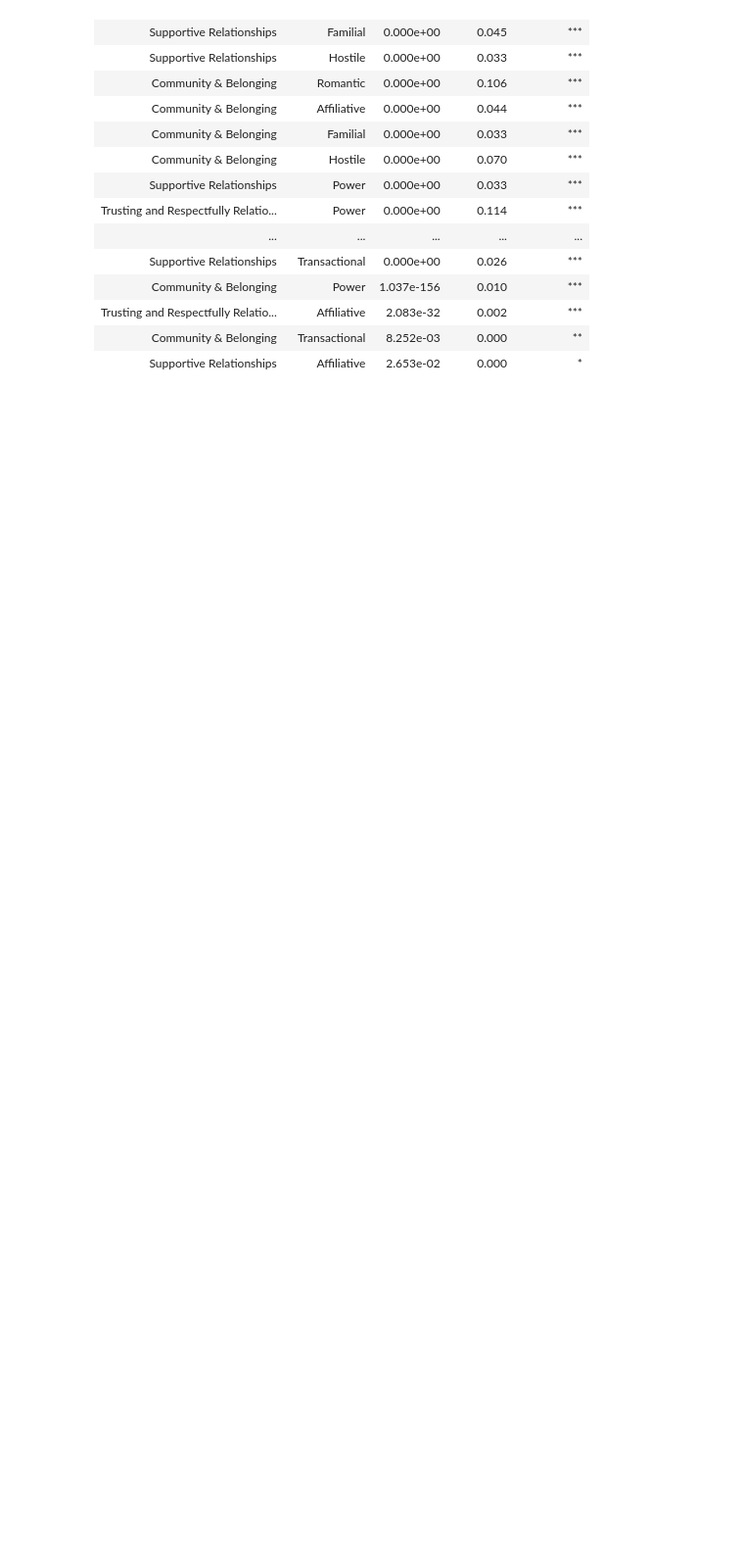
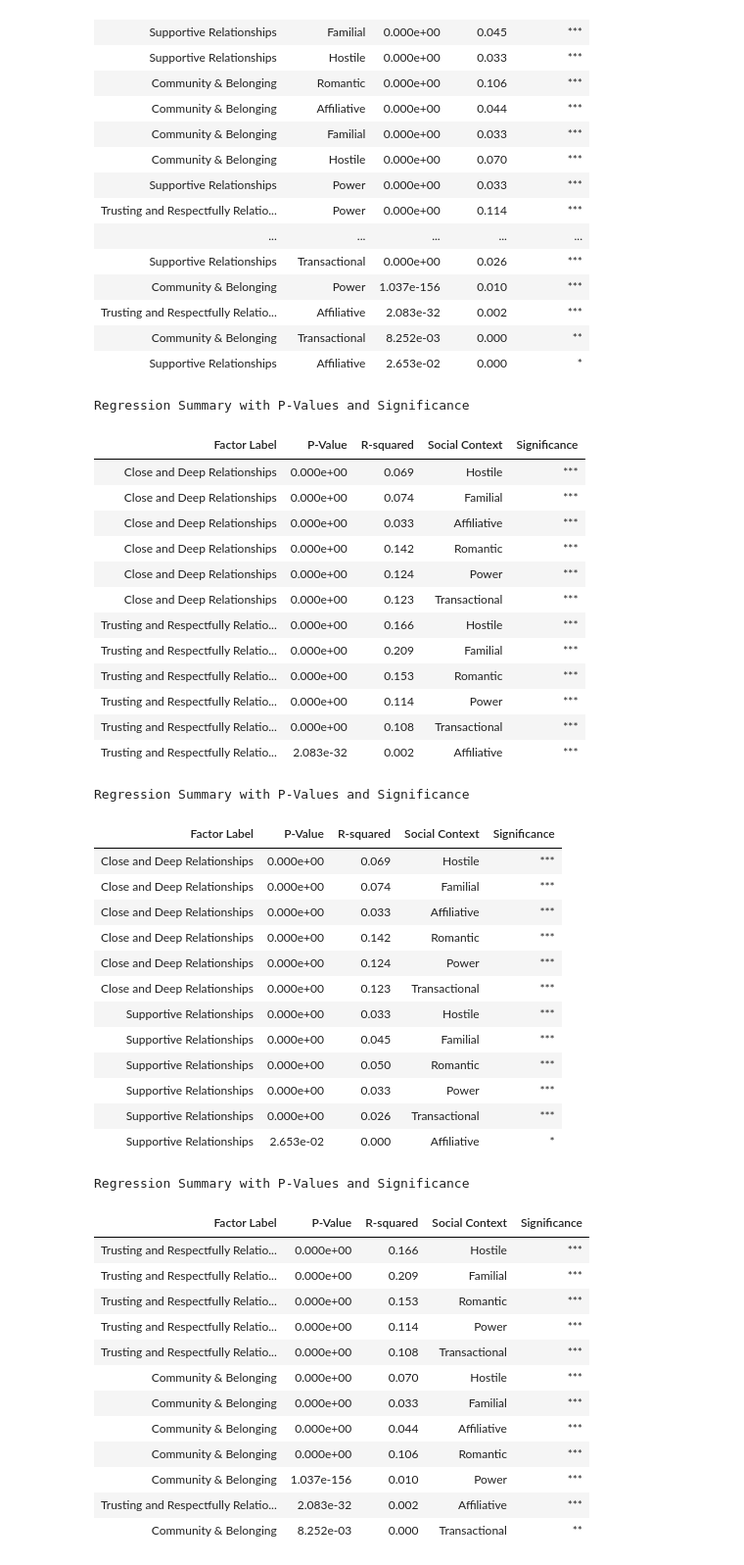
Before and after one commit to NathanSusser/HappyDB, a Jupyter notebook: situation analysis/sit_analysis.ipynb, the cells around one changed output. Shown at 98% size. Drawn from its saved outputs; the diff is of its cells as text; code cells hidden in the pictures; blank space fills up the shorter version.

```diff
--- a/situation analysis/sit_analysis.ipynb
+++ b/situation analysis/sit_analysis.ipynb
@@ -770,0 +819,62 @@ Regression Summary with P-Values and Significance
+# %%
+for table in styled_tables:
+    display(table)
+
+
+# Loop through each factor pair and export matching rows
+for pair in factor_pairs:
+    fname = f"{pair[0].replace(' ', '_')}_vs_{pair[1].replace(' ', '_')}".replace("&", "and")
+
+    df_export = (
+        pval_df[pval_df["Factor Label"].isin(pair)]
+        .drop(columns=["Social Context"])
+        .rename(columns={"Social Context Short": "Social Context"})
+        .loc[:, ["Factor Label", "P-Value", "R-squared", "Social Context", "Significance"]]
+        .sort_values(by="P-Value")
+    )
+
+    df_export.to_excel(f"{fname}.xlsx", index=False)
+    print(f"✅ Exported: {fname}.xlsx")
+# %% [output]
+Regression Summary with P-Values and Significance
+| Factor Label | P-Value | R-squared | Social Context | Significance |
+| Close and Deep Relationships | 0.000e+00 | 0.069 | Hostile | *** |
+| Close and Deep Relationships | 0.000e+00 | 0.074 | Familial | *** |
+| Close and Deep Relationships | 0.000e+00 | 0.033 | Affiliative | *** |
+| Close and Deep Relationships | 0.000e+00 | 0.142 | Romantic | *** |
+| Close and Deep Relationships | 0.000e+00 | 0.124 | Power | *** |
+| Close and Deep Relationships | 0.000e+00 | 0.123 | Transactional | *** |
+| Trusting and Respectfully Relatio... | 0.000e+00 | 0.166 | Hostile | *** |
+| Trusting and Respectfully Relatio... | 0.000e+00 | 0.209 | Familial | *** |
+| Trusting and Respectfully Relatio... | 0.000e+00 | 0.153 | Romantic | *** |
+| Trusting and Respectfully Relatio... | 0.000e+00 | 0.114 | Power | *** |
+| Trusting and Respectfully Relatio... | 0.000e+00 | 0.108 | Transactional | *** |
+| Trusting and Respectfully Relatio... | 2.083e-32 | 0.002 | Affiliative | *** |
+Regression Summary with P-Values and Significance
+| Factor Label | P-Value | R-squared | Social Context | Significance |
+| Close and Deep Relationships | 0.000e+00 | 0.069 | Hostile | *** |
+| Close and Deep Relationships | 0.000e+00 | 0.074 | Familial | *** |
+| Close and Deep Relationships | 0.000e+00 | 0.033 | Affiliative | *** |
+| Close and Deep Relationships | 0.000e+00 | 0.142 | Romantic | *** |
+| Close and Deep Relationships | 0.000e+00 | 0.124 | Power | *** |
+| Close and Deep Relationships | 0.000e+00 | 0.123 | Transactional | *** |
+| Supportive Relationships | 0.000e+00 | 0.033 | Hostile | *** |
+| Supportive Relationships | 0.000e+00 | 0.045 | Familial | *** |
+| Supportive Relationships | 0.000e+00 | 0.050 | Romantic | *** |
+| Supportive Relationships | 0.000e+00 | 0.033 | Power | *** |
+| Supportive Relationships | 0.000e+00 | 0.026 | Transactional | *** |
+| Supportive Relationships | 2.653e-02 | 0.000 | Affiliative | * |
+Regression Summary with P-Values and Significance
+| Factor Label | P-Value | R-squared | Social Context | Significance |
+| Trusting and Respectfully Relatio... | 0.000e+00 | 0.166 | Hostile | *** |
+| Trusting and Respectfully Relatio... | 0.000e+00 | 0.209 | Familial | *** |
+| Trusting and Respectfully Relatio... | 0.000e+00 | 0.153 | Romantic | *** |
+| Trusting and Respectfully Relatio... | 0.000e+00 | 0.114 | Power | *** |
+| Trusting and Respectfully Relatio... | 0.000e+00 | 0.108 | Transactional | *** |
+| Community & Belonging | 0.000e+00 | 0.070 | Hostile | *** |
+| Community & Belonging | 0.000e+00 | 0.033 | Familial | *** |
+| Community & Belonging | 0.000e+00 | 0.044 | Affiliative | *** |
+| Community & Belonging | 0.000e+00 | 0.106 | Romantic | *** |
+| Community & Belonging | 1.037e-156 | 0.010 | Power | *** |
+| Trusting and Respectfully Relatio... | 2.083e-32 | 0.002 | Affiliative | *** |
+| Community & Belonging | 8.252e-03 | 0.000 | Transactional | ** |
```
Also changed, not shown: parts of 2 cells of this notebook, 6 other files.
